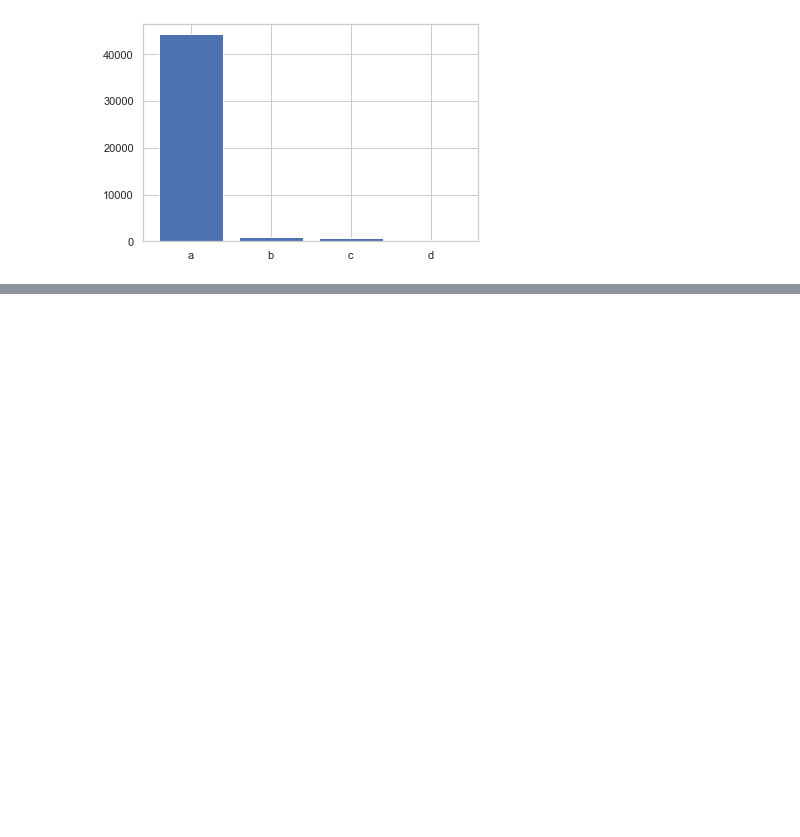
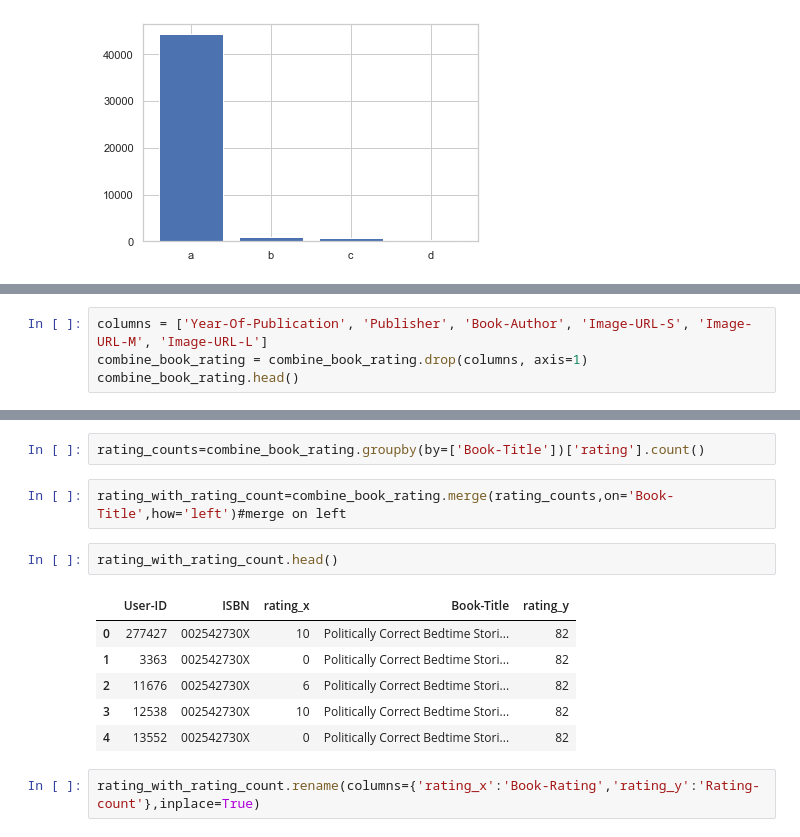
Before and after one commit to RheagalFire/Book-Recommendation-Engine, a Jupyter notebook: Book-Recommendation.ipynb, the cells around one changed output, grey strips where cells are left out. Saved outputs shown, nothing was run; the diff lists cells and outputs as text; blank space fills up the shorter version.

```diff
--- a/Book-Recommendation.ipynb
+++ b/Book-Recommendation.ipynb
@@ -216,0 +250,4 @@ plt.bar(y,x)
+# %%
+columns = ['Year-Of-Publication', 'Publisher', 'Book-Author', 'Image-URL-S', 'Image-URL-M', 'Image-URL-L']
+combine_book_rating = combine_book_rating.drop(columns, axis=1)
+combine_book_rating.head()
@@ -216,0 +261,15 @@ plt.bar(y,x)
+# %%
+rating_counts=combine_book_rating.groupby(by=['Book-Title'])['rating'].count()
+# %%
+rating_with_rating_count=combine_book_rating.merge(rating_counts,on='Book-Title',how='left')#merge on left
+# %%
+rating_with_rating_count.head()
+# %% [output]
+|  | User-ID | ISBN | rating_x | Book-Title | rating_y |
+| 0 | 277427 | 002542730X | 10 | Politically Correct Bedtime Stori... | 82 |
+| 1 | 3363 | 002542730X | 0 | Politically Correct Bedtime Stori... | 82 |
+| 2 | 11676 | 002542730X | 6 | Politically Correct Bedtime Stori... | 82 |
+| 3 | 12538 | 002542730X | 10 | Politically Correct Bedtime Stori... | 82 |
+| 4 | 13552 | 002542730X | 0 | Politically Correct Bedtime Stori... | 82 |
+# %%
+rating_with_rating_count.rename(columns={'rating_x':'Book-Rating','rating_y':'Rating-count'},inplace=True)
```
Also changed, not shown: parts of 31 cells of this notebook.
